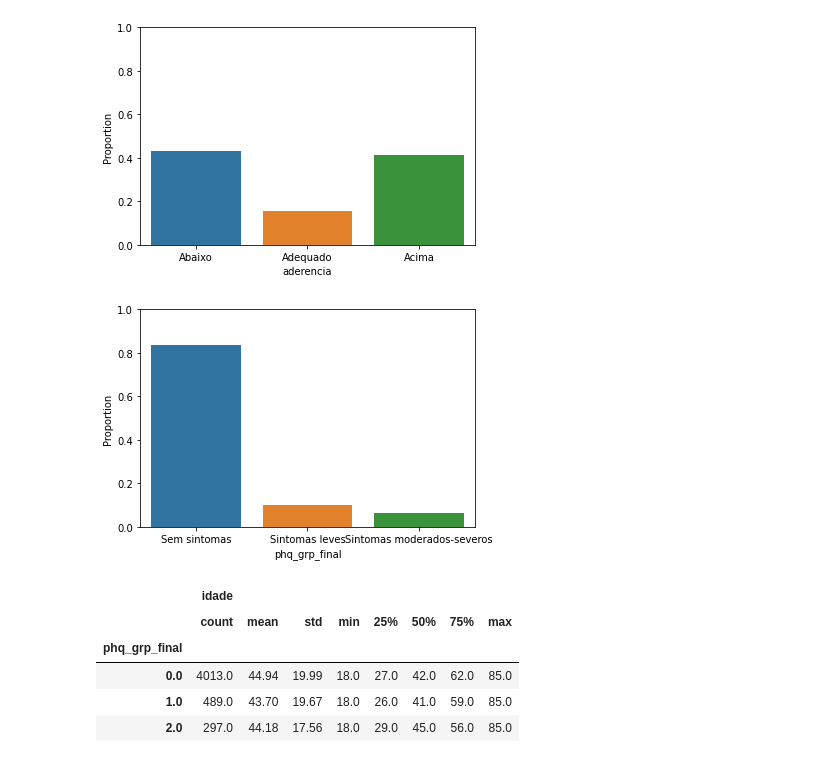
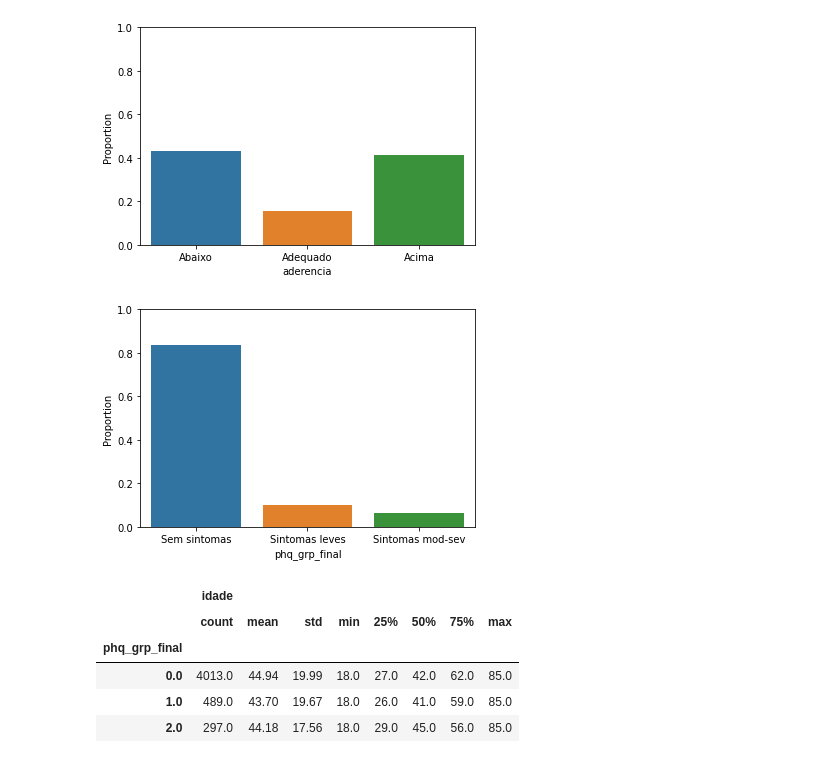
Before and after one commit to brisarosatti/desafio-inferencia-estatistica, a Jupyter notebook: brisa-13-01-22-Desafio-Inferencia.ipynb, the cells around one changed output. Saved outputs shown, nothing was run; the diff lists cells and outputs as text; code cells hidden in the pictures.

```diff
--- a/brisa-13-01-22-Desafio-Inferencia.ipynb
+++ b/brisa-13-01-22-Desafio-Inferencia.ipynb
@@ -16,6 +18,6 @@ from scipy.stats import f_oneway # ANOVA teste F
 # %%
 # Leitura do arquivo
 
-df_phq = pd.read_csv('G:/Meu Drive/DataScience/DS-Tera/Modulo-3/desafio-inferencia/dados/DEMO_PHQ.csv')
-df_pag_hei = pd.read_csv('G:/Meu Drive/DataScience/DS-Tera/Modulo-3/desafio-inferencia/dados/PAG_HEI.csv')
+df_phq = pd.read_csv('/content/DEMO_PHQ.csv')
+df_pag_hei = pd.read_csv('/content/PAG_HEI.csv')
 # %%
@@ -503,10 +541,12 @@ grafico_barras_prop(db_treated,
 # %% [output]
 [figure]
 # %%
+# Sintomas de depressão
+
 grafico_barras_prop(db_treated,
                     variable = "phq_grp_final",
                     values = [0,1,2],
-                    label = ["Sem sintomas", "Sintomas leves", "Sintomas moderados-severos"])
+                    label = ["Sem sintomas", "Sintomas leves", "Sintomas mod-sev"])
 # %% [output]
-[figure, old version]
+[figure, new version]
 # %%
```
Also changed, not shown: parts of 40 cells of this notebook.
